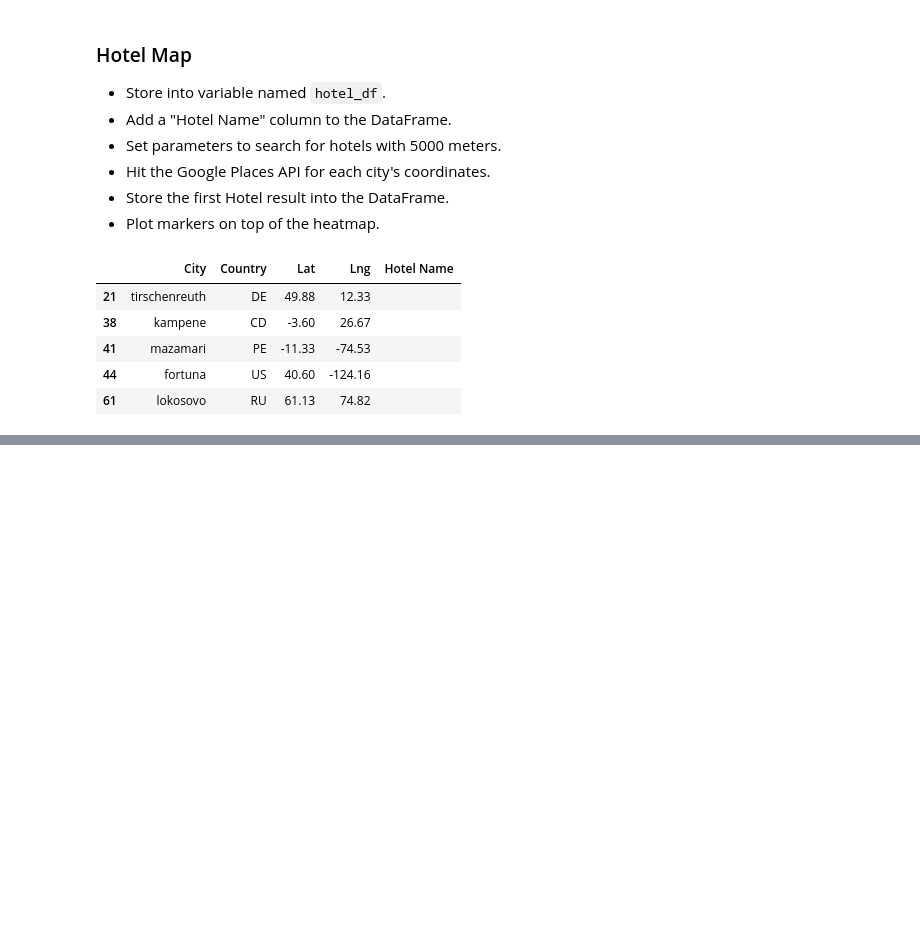
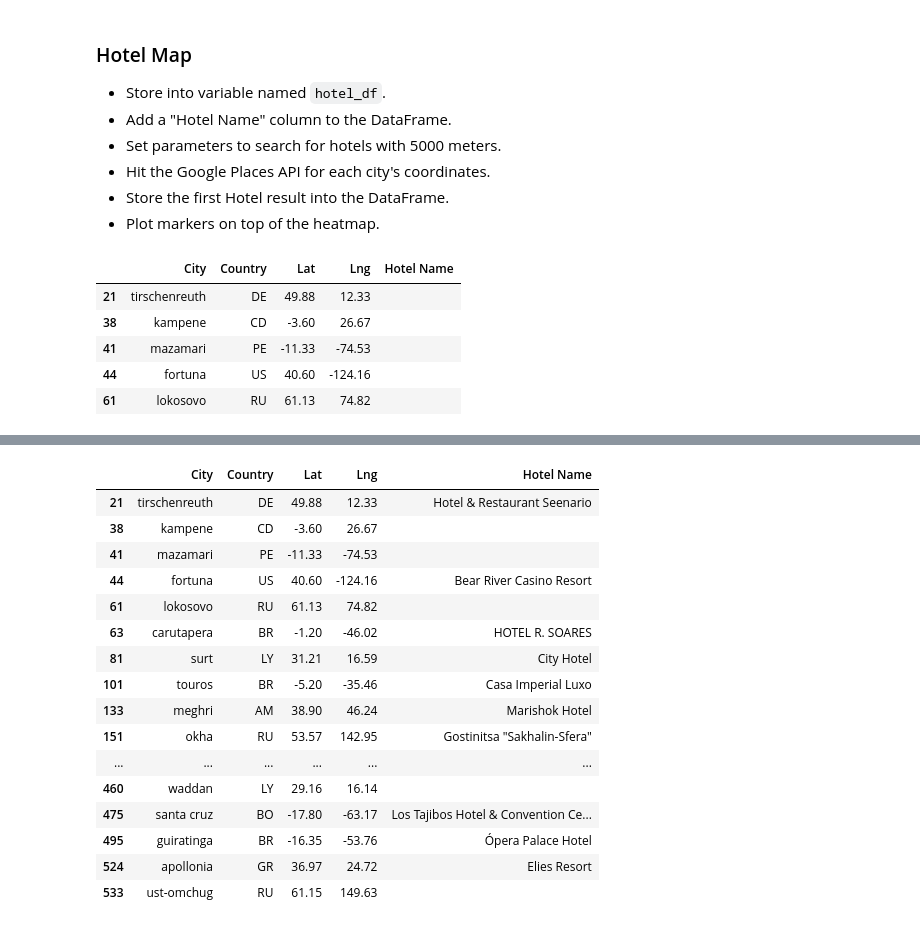
Before and after one commit to LisaHarrison08/Python_APIs, a Jupyter notebook: VacationPy/VacationPy.ipynb, the cells around one changed output, grey strips where cells are left out. Saved outputs shown, nothing was run; the diff lists cells and outputs as text; code cells hidden in the pictures; blank space fills up the shorter version.

```diff
--- a/VacationPy/VacationPy.ipynb
+++ b/VacationPy/VacationPy.ipynb
@@ -109,0 +107,37 @@ hotel_df.head()
+# %%
+base_url = "https://maps.googleapis.com/maps/api/place/nearbysearch/json"
+
+params = {"type" : "hotel",
+          "keyword" : "hotel",
+          "radius" : 5000,
+          "key" : g_key}
+
+for index, row in hotel_df.iterrows():
+    # get city name, lat, lnt from df
+    lat = row["Lat"]
+    lng = row["Lng"]
+    city_name = row["City"]
+
+    # add keyword to params dict
+    params["location"] = f"{lat},{lng}"
+
+    # assemble url and make API request
+    print(f"Retrieving Results for Index {index}: {city_name}.")
+    response = requests.get(base_url, params = params).json()
+
+    # extract results
+    results = response['results']
+
+    # save the hotel name to dataframe
+    try:
+        print(f"Closest hotel in {city_name} is {results[0]['name']}.")
+        hotel_df.loc[index, "Hotel Name"] = results[0]['name']
+
+    # if there is no hotel available
+    except (KeyError, IndexError):
+        print("Missing field/result... skipping.")
+
+    print("------------")
+
+# Print search complete statement
+print("-------Search Complete-------")
@@ -110,3 +162,24 @@ hotel_df.head()
+# %%
+# Display the hotel dataframe - *need to drop the missing fields*
+hotel_df.dropna()
+# %% [output]
+|  | City | Country | Lat | Lng | Hotel Name |
+| 21 | tirschenreuth | DE | 49.88 | 12.33 | Hotel & Restaurant Seenario |
+| 38 | kampene | CD | -3.60 | 26.67 |  |
+| 41 | mazamari | PE | -11.33 | -74.53 |  |
+| 44 | fortuna | US | 40.60 | -124.16 | Bear River Casino Resort |
+| 61 | lokosovo | RU | 61.13 | 74.82 |  |
+| 63 | carutapera | BR | -1.20 | -46.02 | HOTEL R. SOARES |
+| 81 | surt | LY | 31.21 | 16.59 | City Hotel |
+| 101 | touros | BR | -5.20 | -35.46 | Casa Imperial Luxo |
+| 133 | meghri | AM | 38.90 | 46.24 | Marishok Hotel |
+| 151 | okha | RU | 53.57 | 142.95 | Gostinitsa "Sakhalin-Sfera" |
+| ... | ... | ... | ... | ... | ... |
+| 460 | waddan | LY | 29.16 | 16.14 |  |
+| 475 | santa cruz | BO | -17.80 | -63.17 | Los Tajibos Hotel & Convention Ce... |
+| 495 | guiratinga | BR | -16.35 | -53.76 | Ópera Palace Hotel |
+| 524 | apollonia | GR | 36.97 | 24.72 | Elies Resort |
+| 533 | ust-omchug | RU | 61.15 | 149.63 |  |
 # %%
 # NOTE: Do not change any of the code in this cell
 
```
Also changed, not shown: parts of 3 cells of this notebook.
